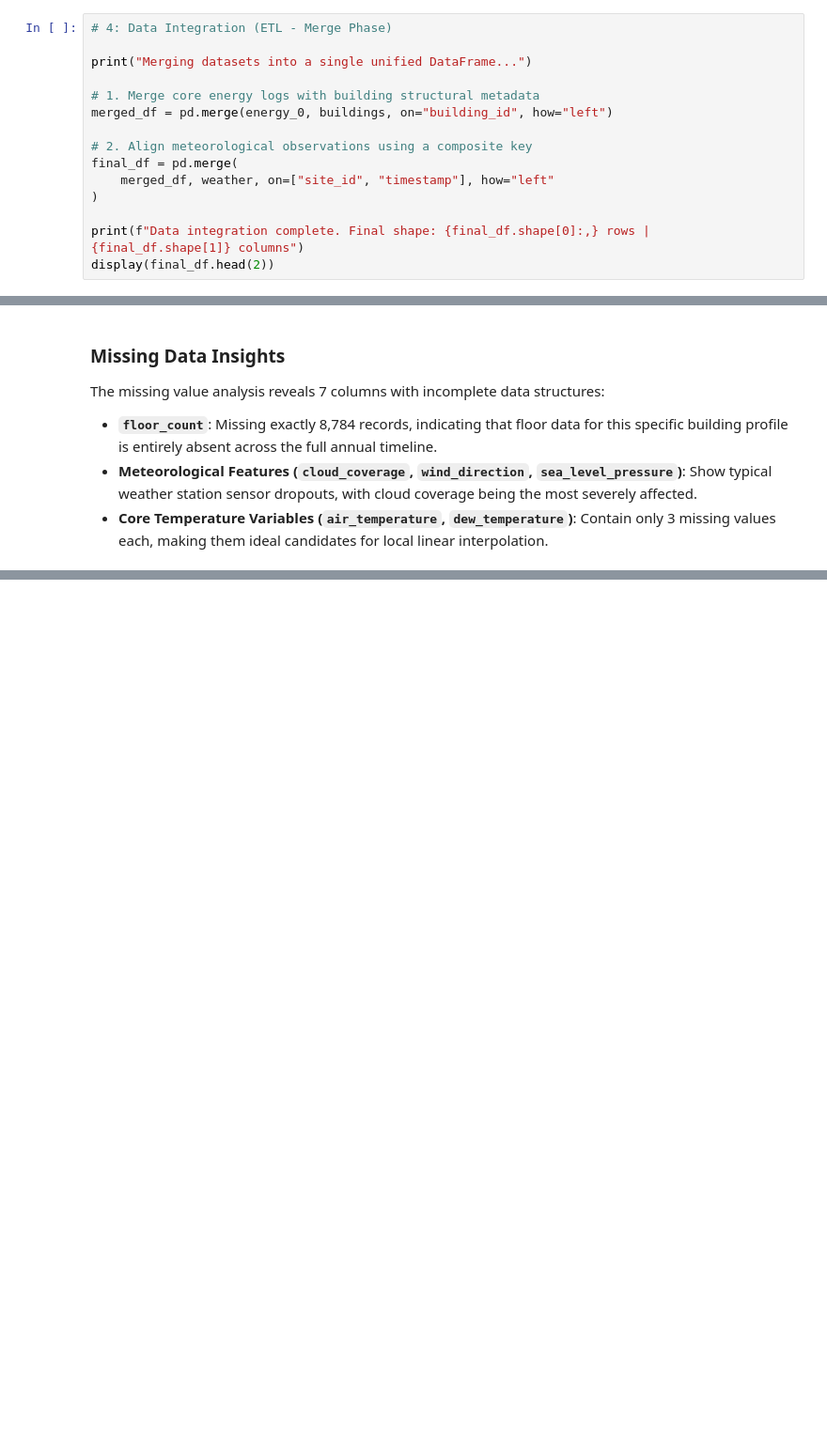
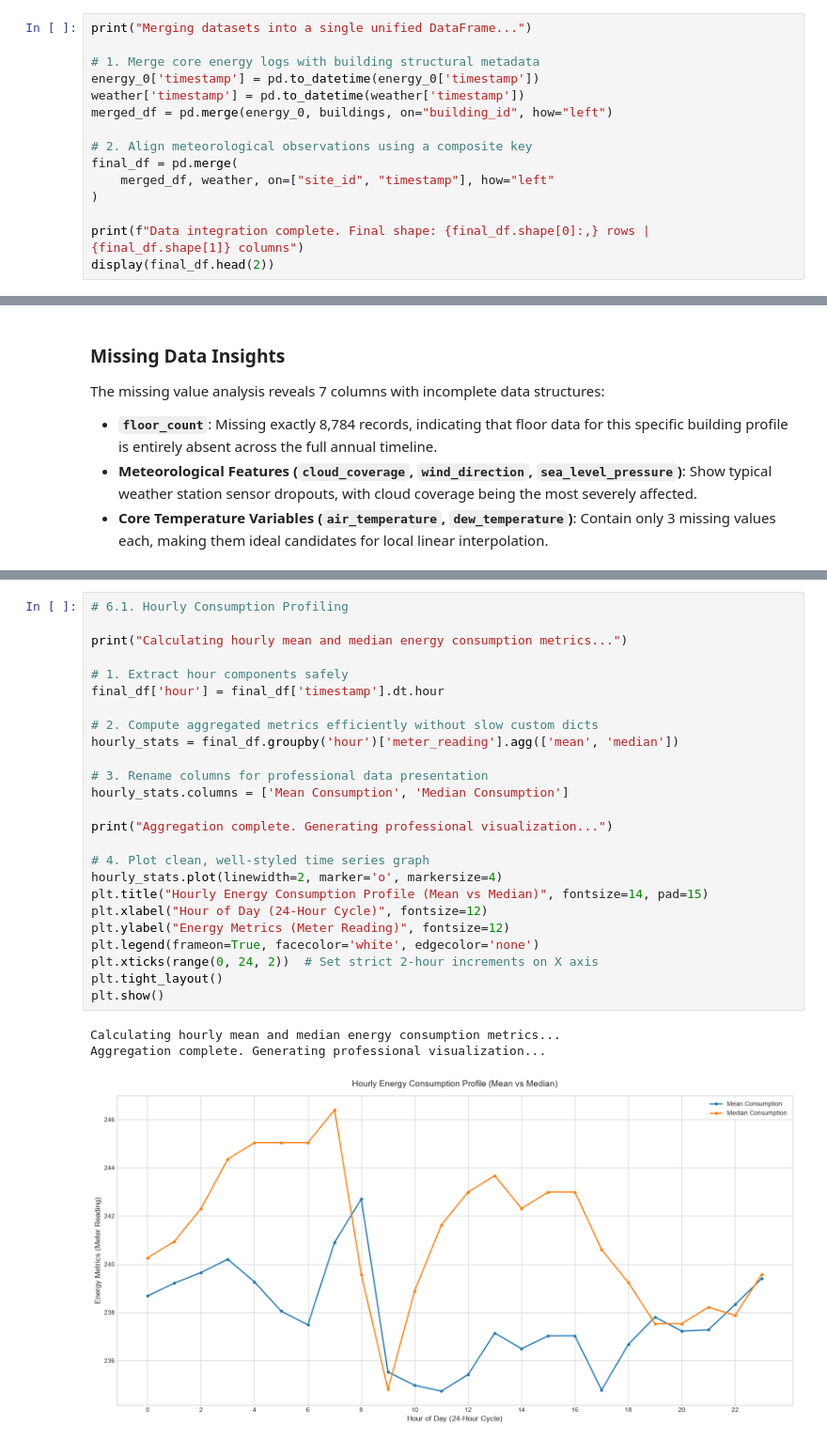
Before and after one commit to Rnvart/building-energy-optimization, a Jupyter notebook: energy_forecasting.ipynb, the cells around one changed output, grey strips where cells are left out. Shown at 94% size. Cells and saved outputs as stored; diff of their text form; blank space fills up the shorter version.

Commit message:
refactor: update model feature metrics and formatting

```diff
--- a/energy_forecasting.ipynb
+++ b/energy_forecasting.ipynb
@@ -157,9 +178,9 @@ By plotting the time-series data for the target energy consumption, we can obser
 # %%
-# 4: Data Integration (ETL - Merge Phase)
-
 print("Merging datasets into a single unified DataFrame...")
 
 # 1. Merge core energy logs with building structural metadata
+energy_0['timestamp'] = pd.to_datetime(energy_0['timestamp'])
+weather['timestamp'] = pd.to_datetime(weather['timestamp'])
 merged_df = pd.merge(energy_0, buildings, on="building_id", how="left")
 
 # 2. Align meteorological observations using a composite key
@@ -336,0 +264,29 @@ energy_0.head()
+# %%
+# 6.1. Hourly Consumption Profiling
+
+print("Calculating hourly mean and median energy consumption metrics...")
+
+# 1. Extract hour components safely
+final_df['hour'] = final_df['timestamp'].dt.hour
+
+# 2. Compute aggregated metrics efficiently without slow custom dicts
+hourly_stats = final_df.groupby('hour')['meter_reading'].agg(['mean', 'median'])
+
+# 3. Rename columns for professional data presentation
+hourly_stats.columns = ['Mean Consumption', 'Median Consumption']
+
+print("Aggregation complete. Generating professional visualization...")
+
+# 4. Plot clean, well-styled time series graph
+hourly_stats.plot(linewidth=2, marker='o', markersize=4)
+plt.title("Hourly Energy Consumption Profile (Mean vs Median)", fontsize=14, pad=15)
+plt.xlabel("Hour of Day (24-Hour Cycle)", fontsize=12)
+plt.ylabel("Energy Metrics (Meter Reading)", fontsize=12)
+plt.legend(frameon=True, facecolor='white', edgecolor='none')
+plt.xticks(range(0, 24, 2))  # Set strict 2-hour increments on X axis
+plt.tight_layout()
+plt.show()
+# %% [output]
+Calculating hourly mean and median energy consumption metrics...
+Aggregation complete. Generating professional visualization...
+[figure, added]
```
Also changed, not shown: parts of 37 cells of this notebook.
